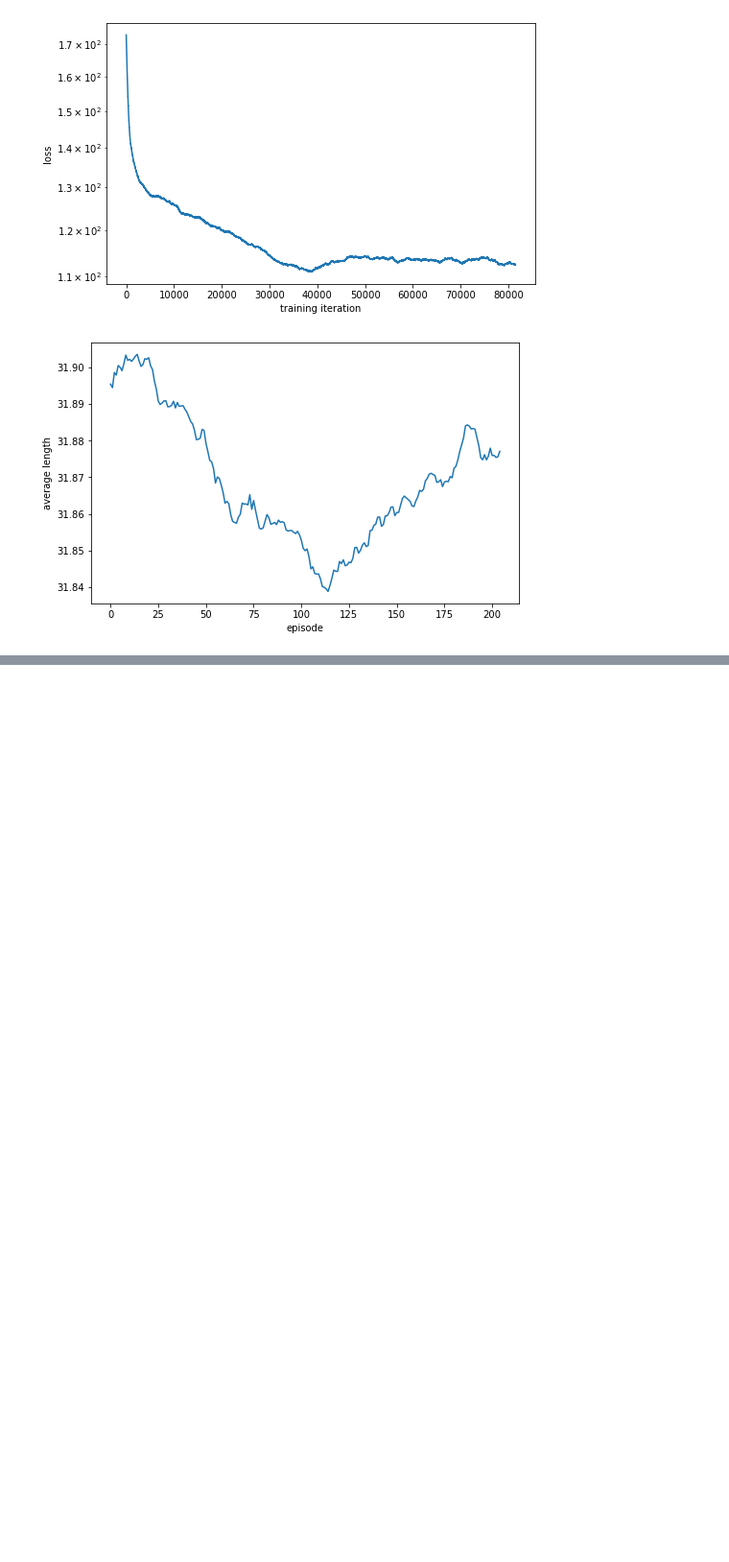
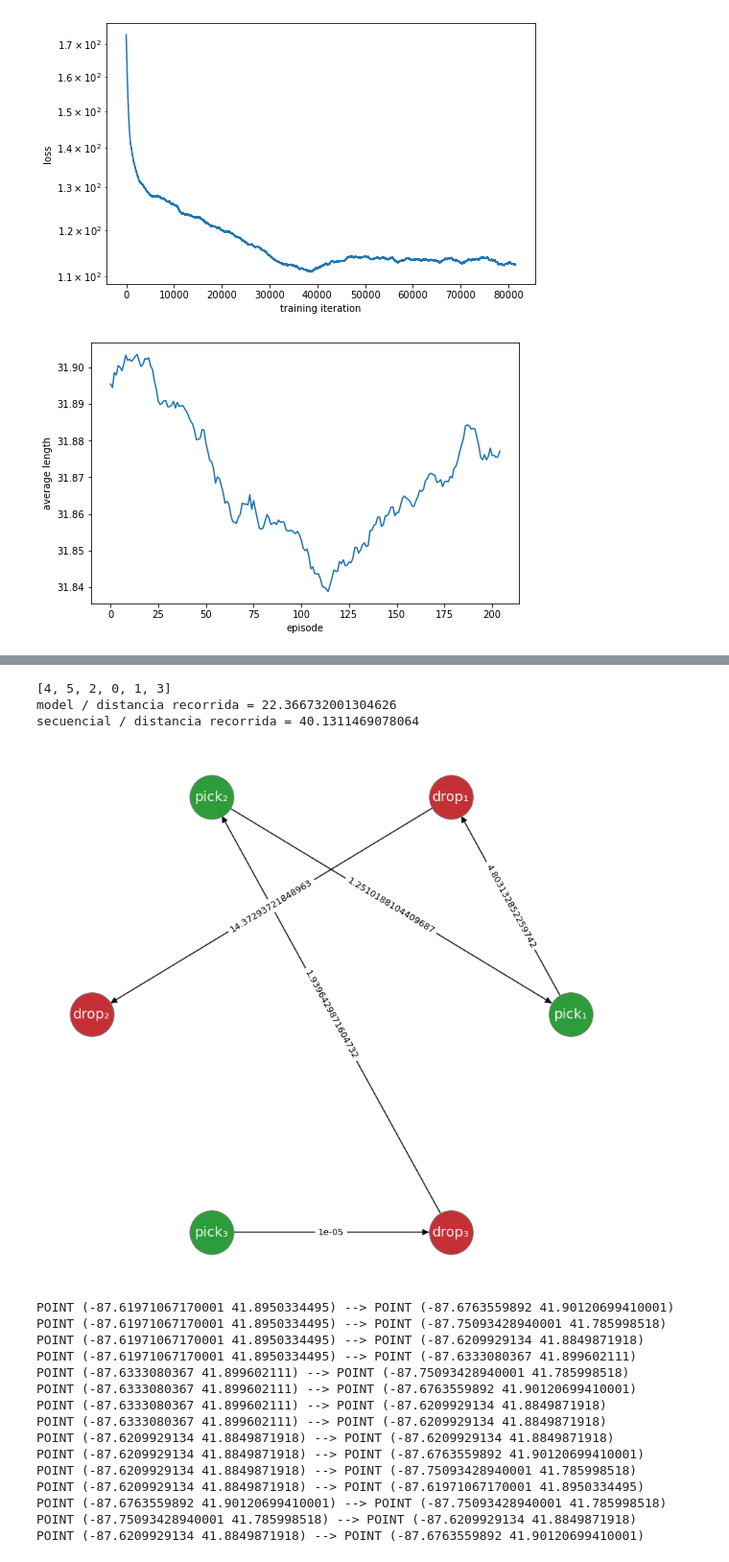
Before and after one commit to BrandPM18/taxiTripRL, a Jupyter notebook: graph_rl.ipynb, the cells around one changed output, grey strips where cells are left out. Shown: that part at 96% size. Drawn from its saved outputs; the diff is of its cells as text; code cells hidden in the pictures; blank space fills up the shorter version.

```diff
--- a/graph_rl.ipynb
+++ b/graph_rl.ipynb
@@ -704,0 +695,72 @@ AttributeError: 'list' object has no attribute 'shape'
+# %%
+## Prediction Solutions
+
+""" Get file with smallest distance
+"""
+all_lengths_fnames = [f for f in os.listdir(FOLDER_NAME) if f.endswith('.tar')]
+shortest_fname = sorted(all_lengths_fnames, key=lambda s: float(s.split('.tar')[0].split('_')[-1]))[0]
+# print('shortest avg length found: {}'.format(shortest_fname.split('.tar')[0].split('_')[-1]))
+
+""" Load checkpoints models
+"""
+#Q_func, Q_net, optimizer, lr_scheduler = init_model(os.path.join(FOLDER_NAME, shortest_fname))
+
+""" Generate example solutions
+"""
+NR_NODES = 6
+for sample in range(8,9):
+    chicago_points = folium.Map(
+    location=[41.8310886,-87.6444539],
+    zoom_start=12)
+    pg_pick = gpd.read_postgis(sql_pickup(3,(sample *7)+4),con=postgres_serv,geom_col='geometry')
+    pg_drop = gpd.read_postgis(sql_dropoff(3,(sample *3)+1),con=postgres_serv,geom_col='geometry')
+    coords, W_np = get_graph_mat(pg_pick,pg_drop)
+    W = torch.tensor(W_np, dtype=torch.float32, requires_grad=False, device=device)
+
+
+    solution = [random.randint(0, NR_NODES-1)]
+    current_state = State(partial_solution=solution, W=W, coords=coords)
+    current_state_tsr = state2tens(current_state)
+
+    while not is_state_final(current_state):
+        next_node, est_reward = Q_func.get_best_action(current_state_tsr,
+                                                       current_state,True)
+
+
+        solution = solution + [next_node]
+        current_state = State(partial_solution=solution, W=W, coords=coords)
+        current_state_tsr = state2tens(current_state)
+
+    print(solution)
+    print('model / distancia recorrida = {}'.format(total_distance(solution, W)))
+
+
+    # for comparison, plot a random solution
+
+    random_solution = list(range(NR_NODES))
+    #print(random_solution)
+    print('secuencial / distancia recorrida = {}'.format(total_distance(random_solution, W)))
+    #graph_points_net_2(pg_pick,pg_drop, random_solution)
+    graph_points_net_2(pg_pick,pg_drop, solution)
+    plot_points(chicago_points,pg_pick,pg_drop)
+    plot_edge(chicago_points,pg_pick,pg_drop)
+# %% [output]
+[4, 5, 2, 0, 1, 3]
+model / distancia recorrida = 22.366732001304626
+secuencial / distancia recorrida = 40.1311469078064
+[figure, added]
+POINT (-87.61971067170001 41.8950334495) --> POINT (-87.6763559892 41.90120699410001)
+POINT (-87.61971067170001 41.8950334495) --> POINT (-87.75093428940001 41.785998518)
+POINT (-87.61971067170001 41.8950334495) --> POINT (-87.6209929134 41.8849871918)
+POINT (-87.61971067170001 41.8950334495) --> POINT (-87.6333080367 41.899602111)
+POINT (-87.6333080367 41.899602111) --> POINT (-87.75093428940001 41.785998518)
+POINT (-87.6333080367 41.899602111) --> POINT (-87.6763559892 41.90120699410001)
+POINT (-87.6333080367 41.899602111) --> POINT (-87.6209929134 41.8849871918)
+POINT (-87.6333080367 41.899602111) --> POINT (-87.6209929134 41.8849871918)
+POINT (-87.6209929134 41.8849871918) --> POINT (-87.6209929134 41.8849871918)
+POINT (-87.6209929134 41.8849871918) --> POINT (-87.6763559892 41.90120699410001)
+POINT (-87.6209929134 41.8849871918) --> POINT (-87.75093428940001 41.785998518)
+POINT (-87.6209929134 41.8849871918) --> POINT (-87.61971067170001 41.8950334495)
+POINT (-87.6763559892 41.90120699410001) --> POINT (-87.75093428940001 41.785998518)
+POINT (-87.75093428940001 41.785998518) --> POINT (-87.6209929134 41.8849871918)
+POINT (-87.6209929134 41.8849871918) --> POINT (-87.6763559892 41.90120699410001)
```
Also changed, not shown: parts of 9 cells of this notebook, 1 other file.
